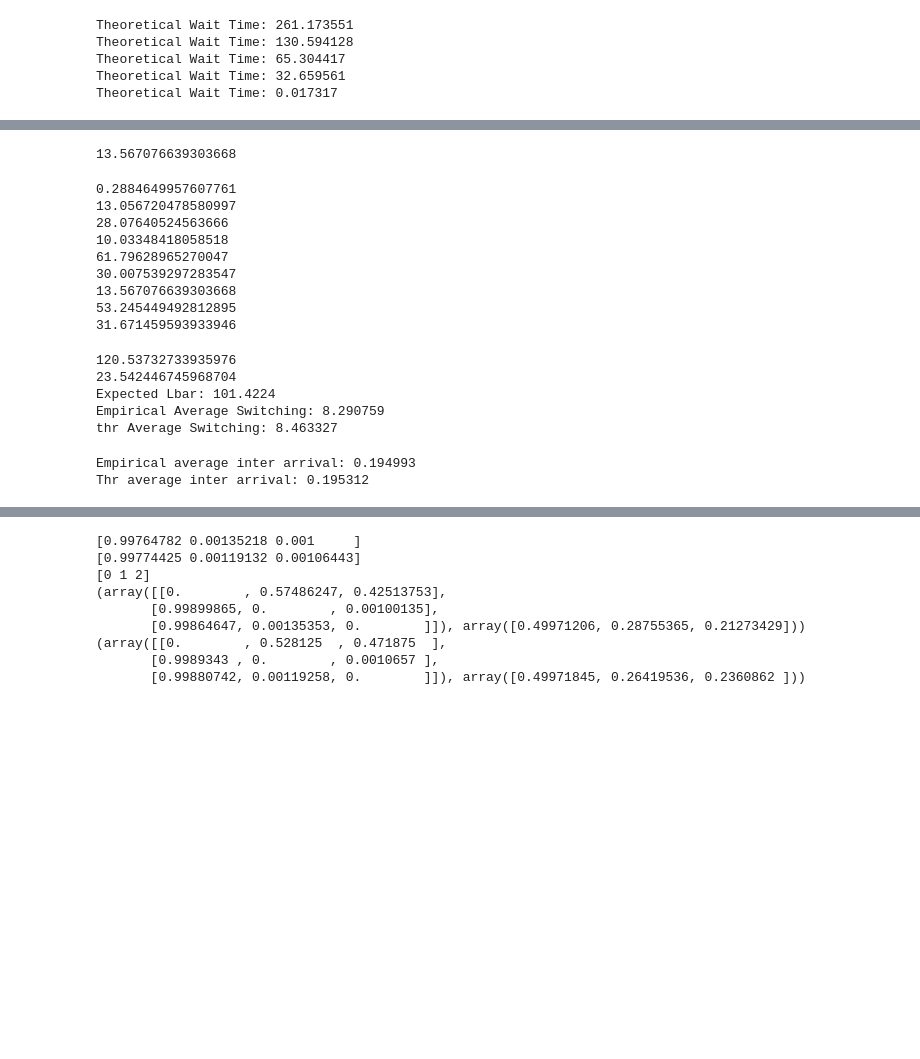
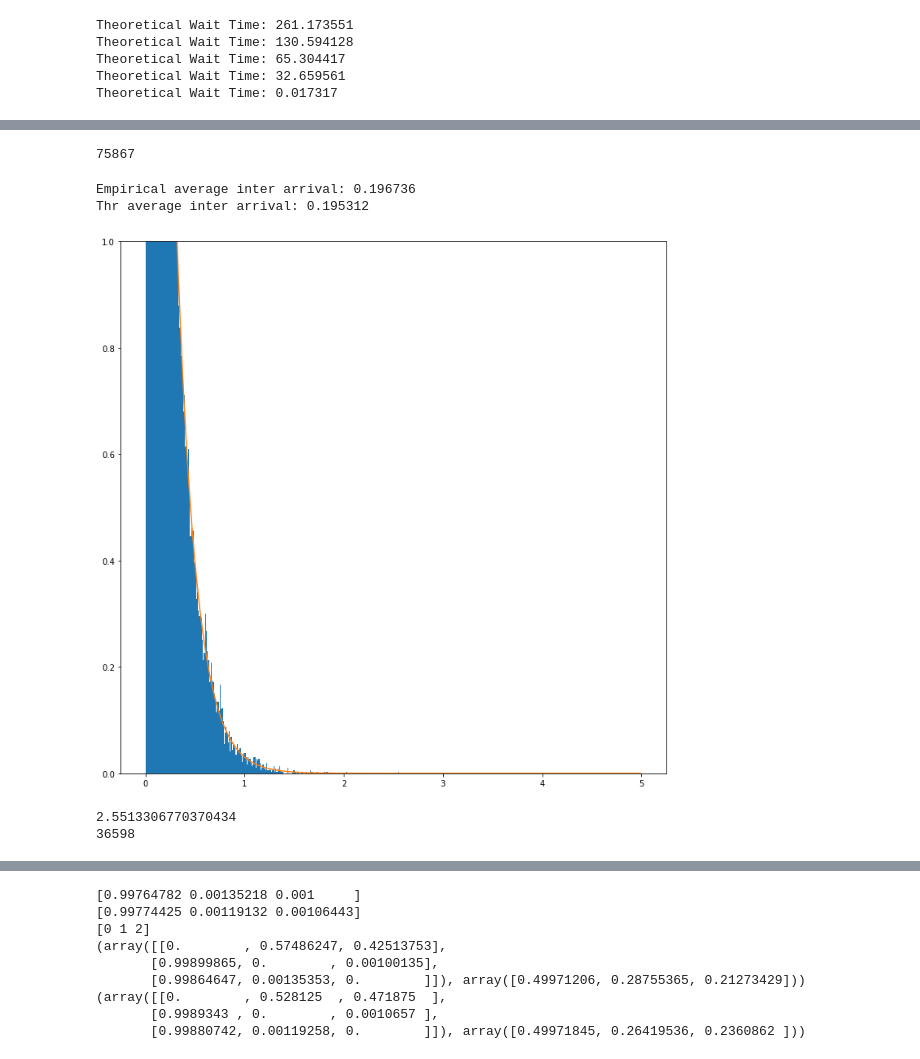
Before and after one commit to zhiyunjiang/CommMotionPlanning, a Jupyter notebook: python/polling_systems/Polling System Demo.ipynb, the cells around one changed output, grey strips where cells are left out. Saved outputs shown, nothing was run; the diff lists cells and outputs as text; code cells hidden in the pictures; blank space fills up the shorter version.

```diff
--- a/python/polling_systems/Polling System Demo.ipynb
+++ b/python/polling_systems/Polling System Demo.ipynb
@@ -76,50 +129,33 @@ Theoretical Wait Time: 37.7889
-# %%
-(1-beta*els[i])*els[i] *sbar/(pi[i]*(1-beta*sum(els)))
-# %% [output]
-13.567076639303668
-# %%
-
-for i in range(3):
-    print(( (1-beta*els[i])*els[i] *sbar/(pi[i]*(1-beta*sum(els))) ))#at polling instants
-    q = queues[i]
-    print(q.avg_wait())
-    total += q.avg_wait()*els[i]
-    print(total/sum(els))
-# %% [output]
-0.2884649957607761
-13.056720478580997
-28.07640524563666
-10.03348418058518
-61.79628965270047
-30.007539297283547
-13.567076639303668
-53.245449492812895
-31.671459593933946
-# %%
-int_queue_length = 0
-for i in range(len(xt)-1):
-    int_queue_length += (xt[i+1][0]-xt[i][0])*sum(xt[i][1:])
-lbar = int_queue_length/xt[-1][0]
-print(lbar)
-#littles_law_wait
-print(lbar/sum(els))
-print('Expected Lbar: %.4f'%(wait*sum(els)))
-print("Empirical Average Switching: %f"%( avg_switching))
-print("thr Average Switching: %f"%(pi.T@ S @pi))
-# %% [output]
-120.53732733935976
-23.542446745968704
-Expected Lbar: 101.4224
-Empirical Average Switching: 8.290759
-thr Average Switching: 8.463327
+# %%
+len(polling_instants)
+# %% [output]
+75867
 # %%
 arrivals = ps._generate_arrivals(seconds)
 diffs = 0
+diffsT = []
+diffs0 = []
+diffs1 = []
+diffs2 = []
 for i in range(len(arrivals)-1):
+    diffsT.append(arrivals[i+1][0] - arrivals[i][0])
     diffs += (arrivals[i+1][0] - arrivals[i][0])
 inter_arrival = diffs/(len(arrivals)-1)
 print("Empirical average inter arrival: %f"%(inter_arrival))
 print("Thr average inter arrival: %f"%(1/(sum(els))))
+plt.figure(figsize=(12,12))
+plt.hist(diffsT, range=(0,5), bins=500, density= True)
+x = np.arange(0,5,0.01)
+el = sum(els)
+y = el*np.exp(-el*x)
+plt.plot(x,y)
+plt.ylim(0, 1)
+plt.show()
+print(np.max(diffsT))
+print(len(arrivals))
 # %% [output]
-Empirical average inter arrival: 0.194993
+Empirical average inter arrival: 0.196736
 Thr average inter arrival: 0.195312
+[figure, added]
+2.5513306770370434
+36598
```
Also changed, not shown: parts of 7 cells of this notebook, 2 other files.
